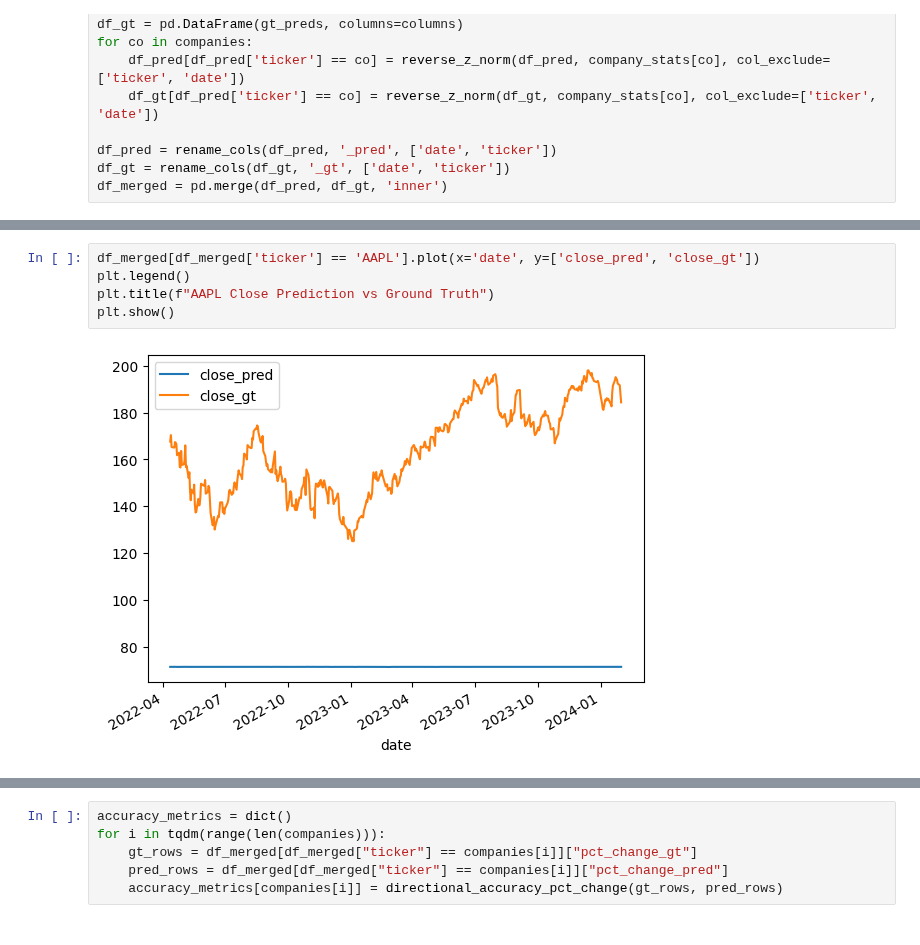
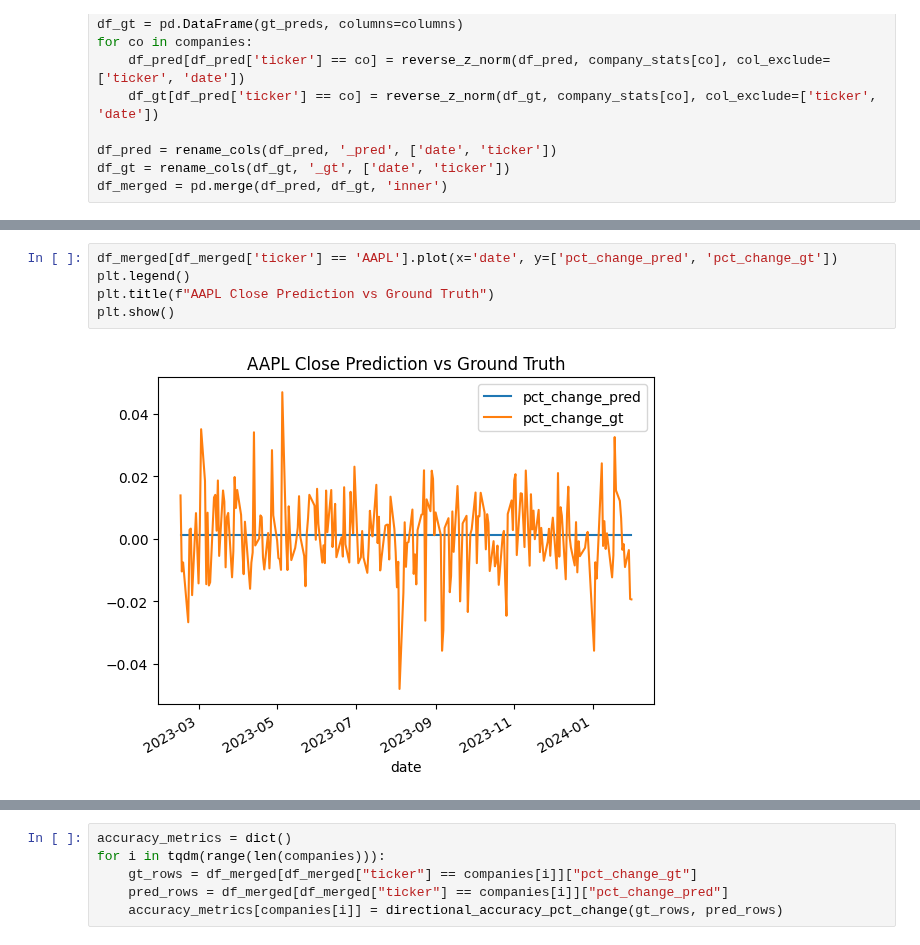
Before and after one commit to oragamiman01/stock_prediction, a Jupyter notebook: test_transformer.ipynb, the cells around one changed output, grey strips where cells are left out. Drawn from its saved outputs; the diff is of its cells as text.

Commit message:
tried predicting pct_change using only AAPL, still not good results

```diff
--- a/test_transformer.ipynb
+++ b/test_transformer.ipynb
@@ -293,7 +305,7 @@ df_merged.head()
 # %%
-df_merged[df_merged['ticker'] == 'AAPL'].plot(x='date', y=['close_pred', 'close_gt'])
+df_merged[df_merged['ticker'] == 'AAPL'].plot(x='date', y=['pct_change_pred', 'pct_change_gt'])
 plt.legend()
 plt.title(f"AAPL Close Prediction vs Ground Truth")
 plt.show()
 # %% [output]
-[figure, old version]
+[figure, new version]
```
Also changed, not shown: parts of 6 cells of this notebook.
